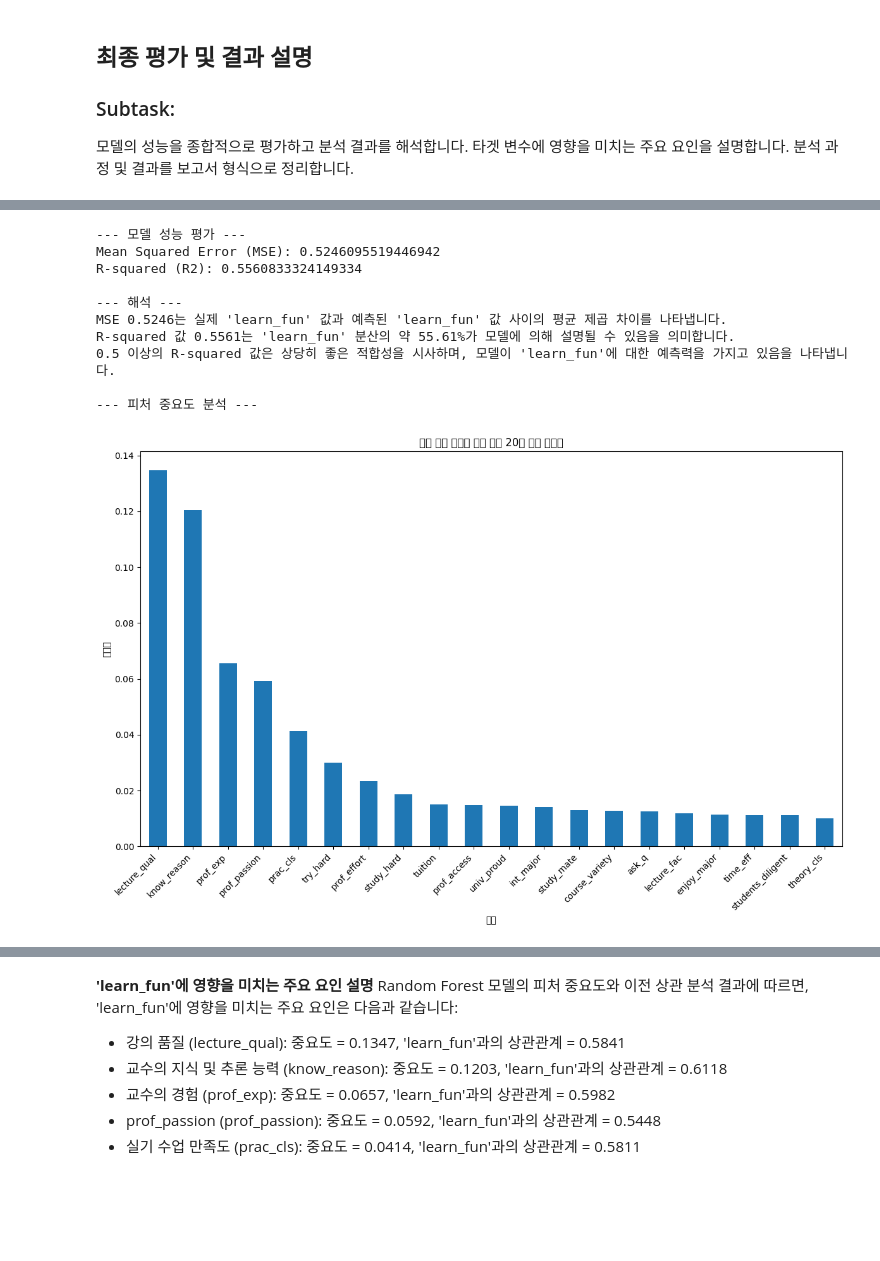
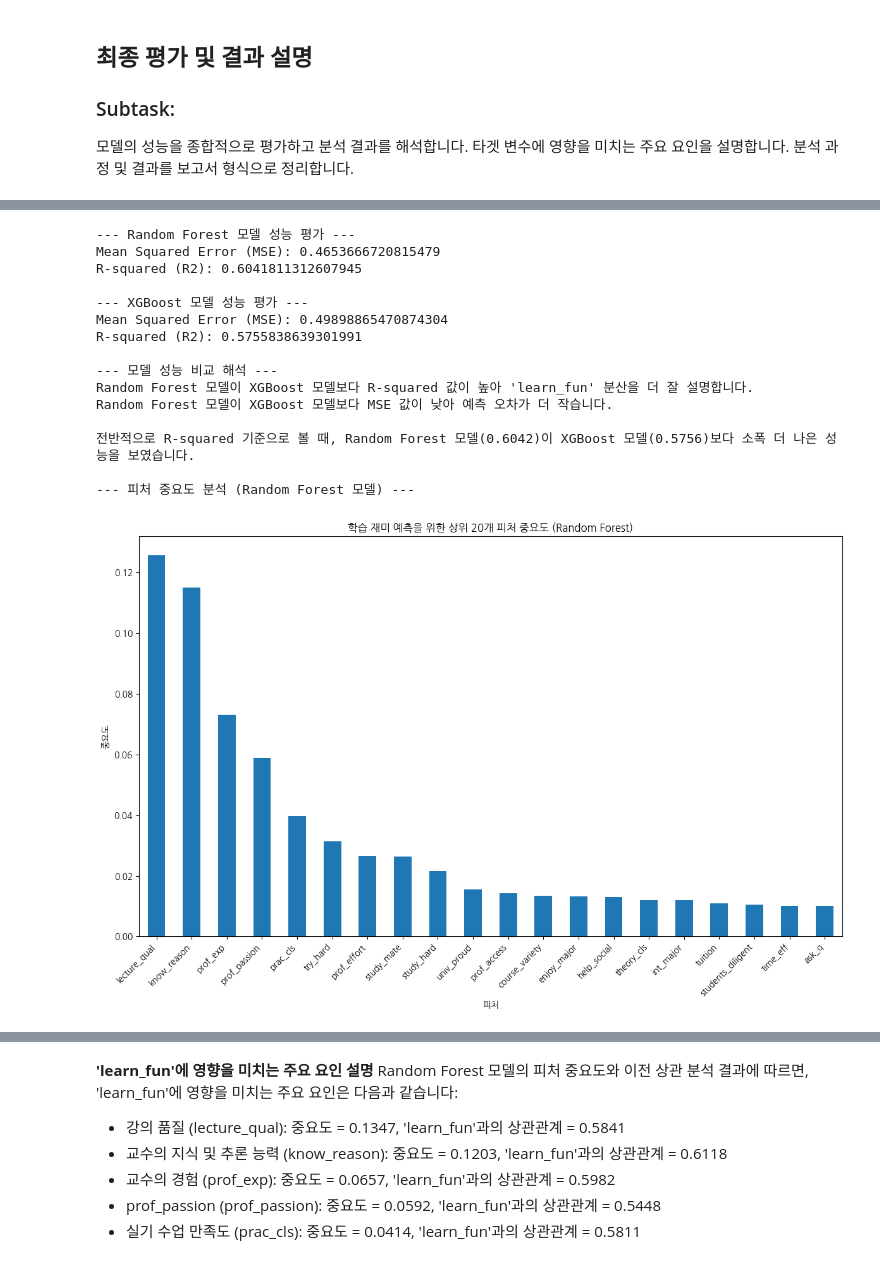
Before and after one commit to Hyunsoolol/Hyunsoolol, a Jupyter notebook: dancing.ipynb, the cells around one changed output, grey strips where cells are left out. Cells and saved outputs as stored; diff of their text form; code cells hidden in the pictures; blank space fills up the shorter version.

```diff
--- a/dancing.ipynb
+++ b/dancing.ipynb
@@ -433,14 +414,14 @@ print(f"Dropped columns with >50% missing values: {cols_to_drop}")
 numerical_cols_with_missing = df_cleaned.select_dtypes(include=['float64', 'int64']).columns[df_cleaned.select_dtypes(include=['float64', 'int64']).isnull().any()]
 for col in numerical_cols_with_missing:
     median_val = df_cleaned[col].median()
-    df_cleaned[col].fillna(median_val, inplace=True)
+    df_cleaned[col] = df_cleaned[col].fillna(median_val) # inplace=True 제거
     print(f"Imputed missing values in numerical column '{col}' with median ({median_val})")
 
 # 범주형 컬럼은 최빈값으로 대체
 categorical_cols_with_missing = df_cleaned.select_dtypes(include='object').columns[df_cleaned.select_dtypes(include='object').isnull().any()]
 for col in categorical_cols_with_missing:
     mode_val = df_cleaned[col].mode()[0]
-    df_cleaned[col].fillna(mode_val, inplace=True)
+    df_cleaned[col] = df_cleaned[col].fillna(mode_val) # inplace=True 제거
     print(f"Imputed missing values in categorical column '{col}' with mode ({mode_val})")
 
 # 결측치가 모두 처리되었는지 확인
@@ -805,21 +899,35 @@ import matplotlib.pyplot as plt
 import numpy as np
 
 # 1. MSE 및 R-squared 검토 및 해석
-print("--- 모델 성능 평가 ---")
+print("--- Random Forest 모델 성능 평가 ---")
 print(f"Mean Squared Error (MSE): {mse}")
 print(f"R-squared (R2): {r2}")
 
-print("\n--- 해석 ---")
-print(f"MSE {mse:.4f}는 실제 'learn_fun' 값과 예측된 'learn_fun' 값 사이의 평균 제곱 차이를 나타냅니다.")
-print(f"R-squared 값 {r2:.4f}는 'learn_fun' 분산의 약 {r2*100:.2f}%가 모델에 의해 설명될 수 있음을 의미합니다.")
-if r2 > 0.5:
-    print("0.5 이상의 R-squared 값은 상당히 좋은 적합성을 시사하며, 모델이 'learn_fun'에 대한 예측력을 가지고 있음을 나타냅니다.")
-else:
-    print("0.5 미만의 R-squared 값은 모델의 'learn_fun'에 대한 예측력이 제한적임을 시사합니다.")
+print("\n--- XGBoost 모델 성능 평가 ---")
+print(f"Mean Squared Error (MSE): {mse_xgb}")
+print(f"R-squared (R2): {r2_xgb}")
 
 
-# 2. 피처 중요도 분석
-print("\n--- 피처 중요도 분석 ---")
+print("\n--- 모델 성능 비교 해석 ---")
+if r2_xgb > r2:
+    print("XGBoost 모델이 Random Forest 모델보다 R-squared 값이 높아 'learn_fun' 분산을 더 잘 설명합니다.")
+elif r2 > r2_xgb:
+    print("Random Forest 모델이 XGBoost 모델보다 R-squared 값이 높아 'learn_fun' 분산을 더 잘 설명합니다.")
+else:
+    print("Random Forest 모델과 XGBoost 모델의 R-squared 성능이 유사합니다.")
+
+if mse_xgb < mse:
+    print("XGBoost 모델이 Random Forest 모델보다 MSE 값이 낮아 예측 오차가 더 작습니다.")
+elif mse < mse_xgb:
+    print("Random Forest 모델이 XGBoost 모델보다 MSE 값이 낮아 예측 오차가 더 작습니다.")
+else:
+    print("Random Forest 모델과 XGBoost 모델의 MSE 성능이 유사합니다.")
+
+print(f"\n전반적으로 R-squared 기준으로 볼 때, Random Forest 모델({r2:.4f})이 XGBoost 모델({r2_xgb:.4f})보다 소폭 더 나은 성능을 보였습니다.")
+
+
+# 2. 피처 중요도 분석 (Random Forest 모델 사용)
+print("\n--- 피처 중요도 분석 (Random Forest 모델) ---")
 # 학습된 모델에서 피처 중요도 가져오기
 feature_importances = model.feature_importances_
 
@@ -835,7 +943,7 @@ top_features = sorted_feature_importances.head(top_n)
 
 plt.figure(figsize=(12, 8))
 top_features.plot(kind='bar')
-plt.title(f'학습 재미 예측을 위한 상위 {top_n}개 피처 중요도')
+plt.title(f'학습 재미 예측을 위한 상위 {top_n}개 피처 중요도 (Random Forest)')
 plt.xlabel('피처')
 plt.ylabel('중요도')
 plt.xticks(rotation=45, ha='right')
@@ -874,42 +982,48 @@ feature_meaning_map = {
     'rechoice_major': '전공 재선택 의사',
     'move_univ': '대학 이동 고려',
     'change_major': '전공 변경 고려',
     'change_career': '진로 변경 고려',
     'take_leave': '휴학 고려',
     'drop_out': '자퇴 고려',
     'go_abroad': '유학 고려',
     'go_grad': '대학원 진학 고려',
     'work_fee': '업무량/비용 만족도',
     'has_future_job': '미래 직업 계획 유무',
     'tuition': '등록금 만족도',
     'univ_proud': '대학 자부심',
     'prof_access': '교수님 접근성',
     'course_variety': '강좌 다양성',
     'time_eff': '시간 효율성',
     'students_diligent': '학생 성실도',
     'lecture_fac': '강의 시설',
     'theory_cls': '이론 수업 만족도',
     # 상위 피처에 따라 필요한 매핑 추가
 }
 
 for feature in top_features.index:
     meaning = feature_meaning_map.get(feature, feature)
     importance = top_features[feature]
-    correlation = target_correlations.get(feature, 'N/A')
+    # target_correlations 변수가 정의되어 있는지 확인하고 사용
+    correlation = target_correlations.get(feature, 'N/A') if 'target_correlations' in locals() else 'N/A'
     print(f"- {meaning} ({feature}): 중요도 = {importance:.4f}, 'learn_fun'과의 상관관계 = {correlation:.4f}")
 
 print("\n이러한 요인들은 특히 교수 품질, 수업 내용, 전공 및 학습 과정에 대한 개인적인 참여/만족도와 관련된 요인들이 모델에 기반하여 가장 영향력 있는 것으로 보입니다.")
 # %% [output]
---- 모델 성능 평가 ---
-Mean Squared Error (MSE): 0.5246095519446942
-R-squared (R2): 0.5560833324149334
+--- Random Forest 모델 성능 평가 ---
+Mean Squared Error (MSE): 0.4653666720815479
+R-squared (R2): 0.6041811312607945
 
---- 해석 ---
-MSE 0.5246는 실제 'learn_fun' 값과 예측된 'learn_fun' 값 사이의 평균 제곱 차이를 나타냅니다.
-R-squared 값 0.5561는 'learn_fun' 분산의 약 55.61%가 모델에 의해 설명될 수 있음을 의미합니다.
-0.5 이상의 R-squared 값은 상당히 좋은 적합성을 시사하며, 모델이 'learn_fun'에 대한 예측력을 가지고 있음을 나타냅니다.
+--- XGBoost 모델 성능 평가 ---
+Mean Squared Error (MSE): 0.49898865470874304
+R-squared (R2): 0.5755838639301991
 
---- 피처 중요도 분석 ---
+--- 모델 성능 비교 해석 ---
+Random Forest 모델이 XGBoost 모델보다 R-squared 값이 높아 'learn_fun' 분산을 더 잘 설명합니다.
+Random Forest 모델이 XGBoost 모델보다 MSE 값이 낮아 예측 오차가 더 작습니다.
+
+전반적으로 R-squared 기준으로 볼 때, Random Forest 모델(0.6042)이 XGBoost 모델(0.5756)보다 소폭 더 나은 성능을 보였습니다.
+
+--- 피처 중요도 분석 (Random Forest 모델) ---
-[figure, old version]
+[figure, new version]
 --- 'learn_fun'에 영향을 미치는 주요 요인 설명 ---
 Random Forest 모델의 피처 중요도와 이전 상관 분석 결과에 따르면, 'learn_fun'에 영향을 미치는 주요 요인은 다음과 같습니다:
```
Also changed, not shown: parts of 14 cells of this notebook.
